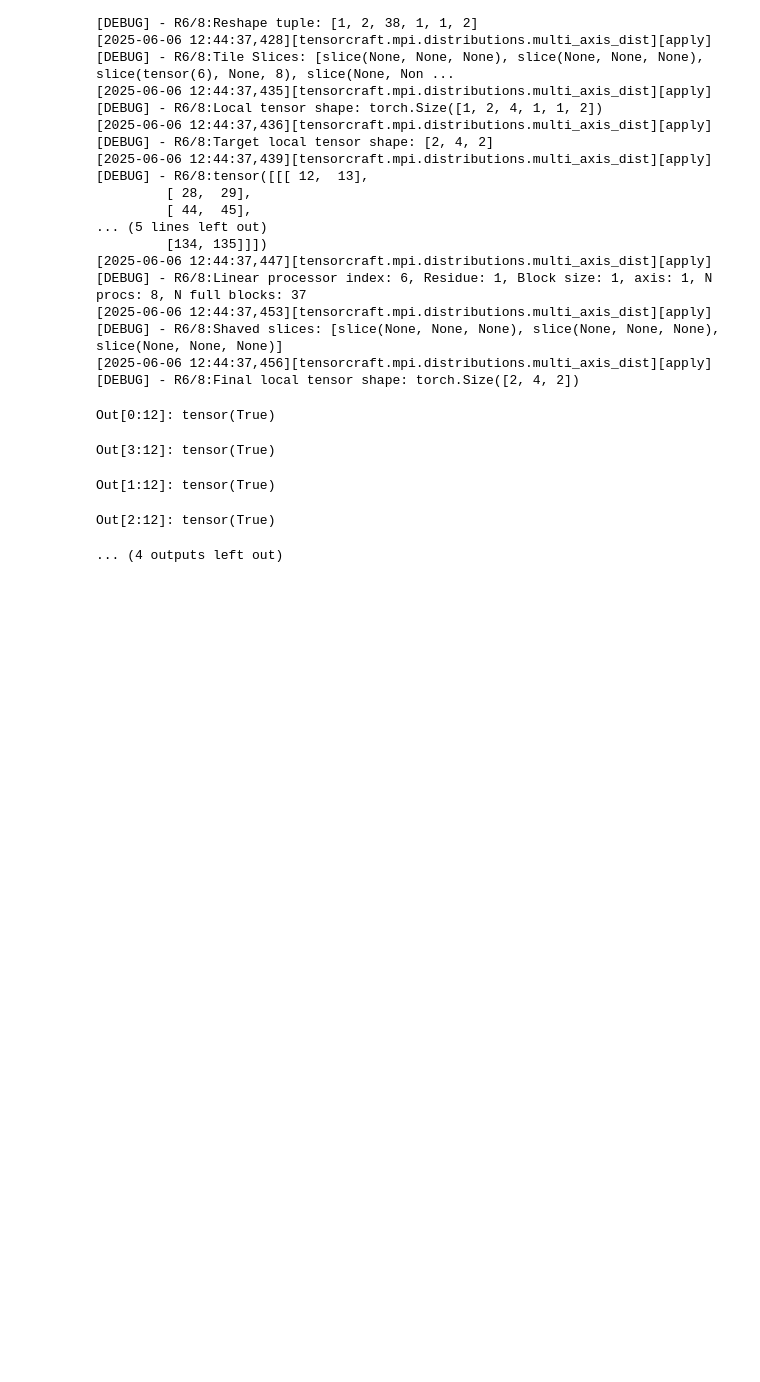
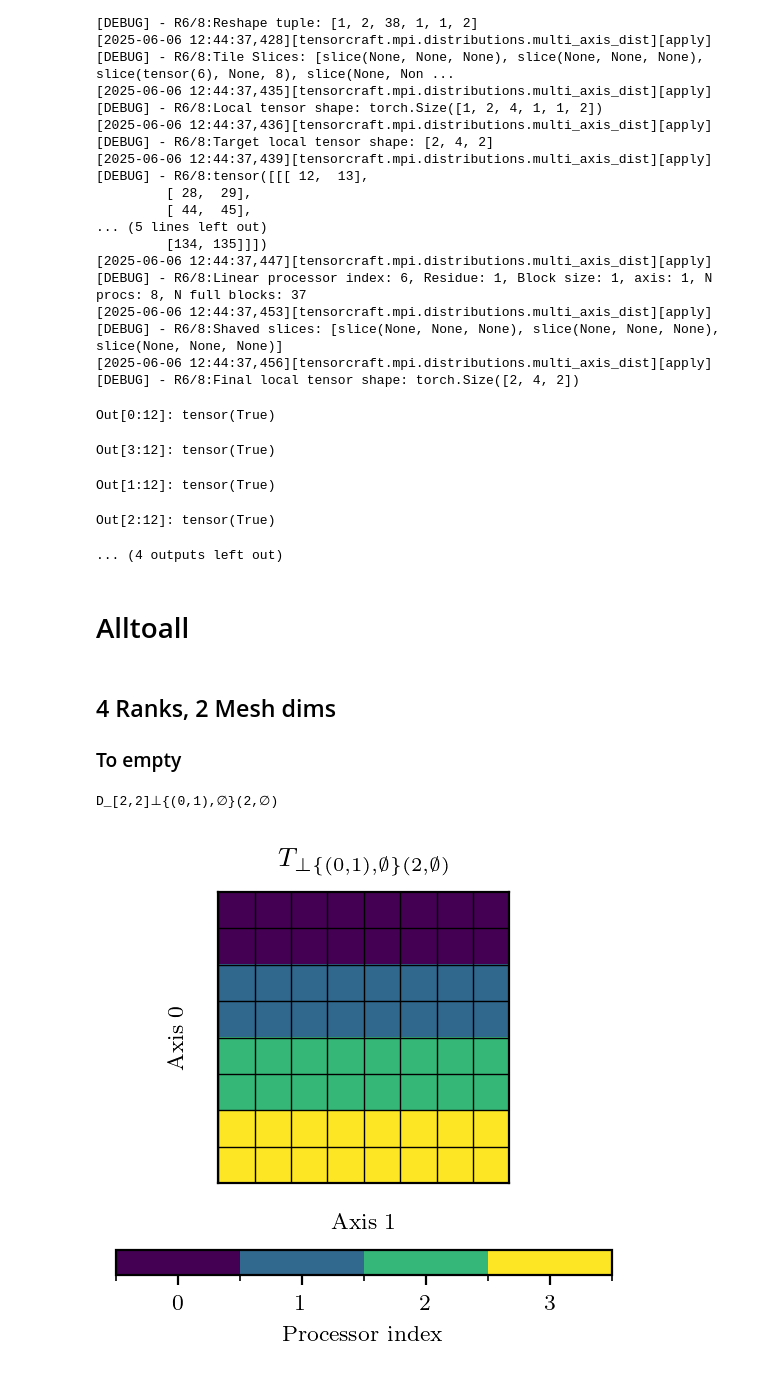
Before and after one commit to Helmholtz-AI-Energy/tensorcraft, a Jupyter notebook: notebooks/mpi/mpi_2D_3D_mm.ipynb, the cells around one changed output. Drawn from its saved outputs; the diff is of its cells as text; code cells hidden in the pictures; blank space fills up the shorter version.

Commit message:
wip: alltoall, missing ql and test

```diff
--- a/notebooks/mpi/mpi_2D_3D_mm.ipynb
+++ b/notebooks/mpi/mpi_2D_3D_mm.ipynb
@@ -1064,3 +1068,56 @@ Out[3:12]: tensor(True)
 Out[1:12]: tensor(True)
 Out[2:12]: tensor(True)
 ... (4 outputs left out)
+# %% [markdown]
+# Alltoall
+# %%
+import torch
+import tensorcraft as tc
+import logging
+import matplotlib
+import matplotlib.pyplot as plt
+import logging
+import shutil
+
+tc.set_logger_config(level = logging.WARNING)
+
+# LATEX_WIDTH = 517.935  # Doc
+# LATEX_WIDTH = 444.14774 # Doc
+LATEX_WIDTH = 370.28274 # Doc
+
+
+default_figSize = tc.viz.latex2figSize(LATEX_WIDTH, fraction=1, ratio=16/9)
+fontsize = 8
+fontsize_small = 8
+
+matplotlib.rcParams.update(
+    {
+        "figure.figsize": default_figSize,
+        "figure.dpi": 200,
+        "figure.autolayout": True,
+        "font.family": "serif",
+        "font.size": fontsize,
+        "axes.labelsize": fontsize_small,
+        "legend.fontsize": fontsize_small,
+        "xtick.labelsize": fontsize_small,
+        "ytick.labelsize": fontsize_small,
+    }
+)
+matplotlib.rcParams['text.usetex']= True if shutil.which('latex') else False
+# %% [markdown]
+## 4 Ranks, 2 Mesh dims
+### To empty
+# %%
+tensor_shape = torch.Size([8,8])
+mesh = torch.Size([2,2])
+dist = tc.dist.MultiAxisDist(mesh, ((0,1), ()), 2)
+print(dist)
+figSize = tc.viz.latex2figSize(LATEX_WIDTH, fraction=0.5, ratio=1)
+fig = plt.figure(figsize=figSize,layout='constrained')
+axs = fig.add_subplot(111)
+fig.suptitle(dist.latexStr())
+tc.viz.draw_2d_tensor(axs, tensor_shape, dist, cbar=True)
+# plt.savefig("plots/alltoall_example_start.pdf")
+# %% [output]
+D_[2,2]⊥{(0,1),∅}(2,∅)
+[figure, added]
```
Also changed, not shown: parts of 7 cells of this notebook, 4 other files.
